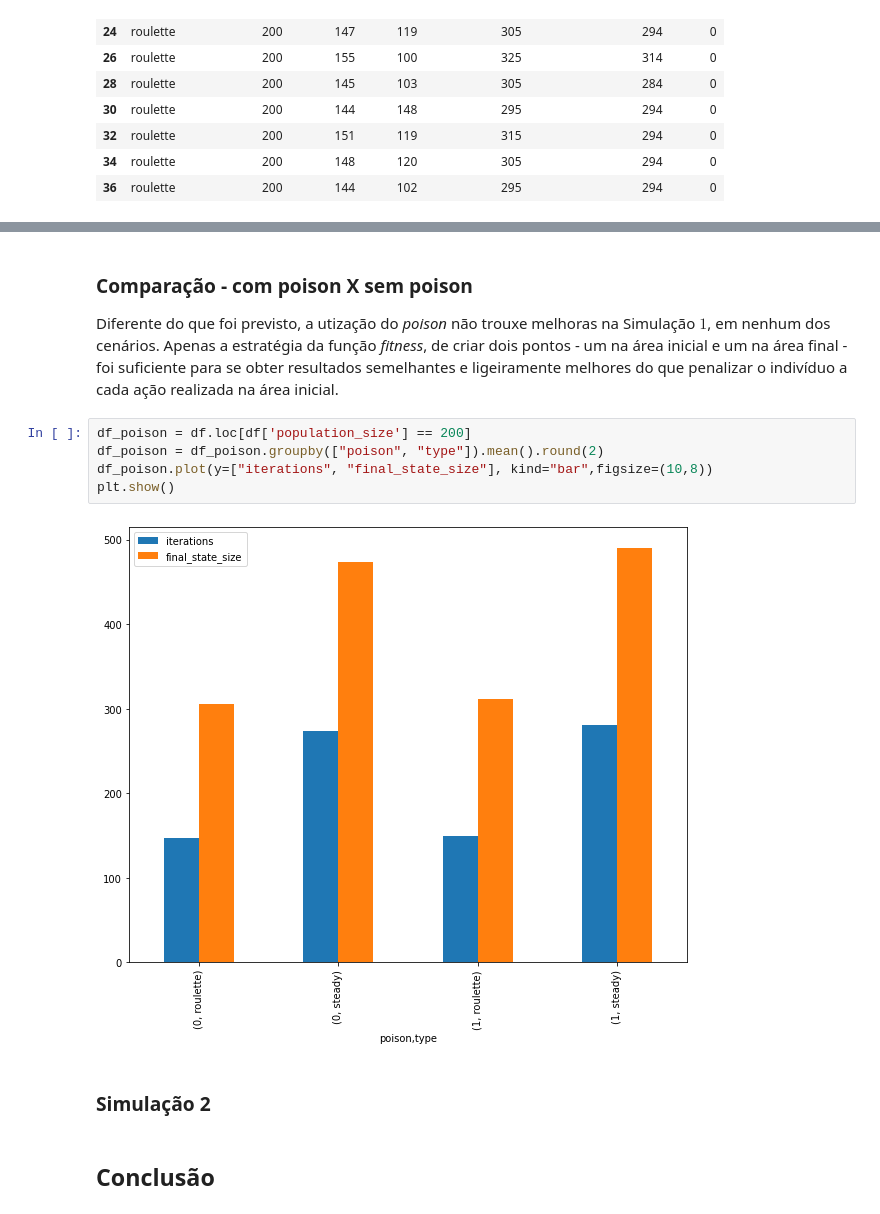
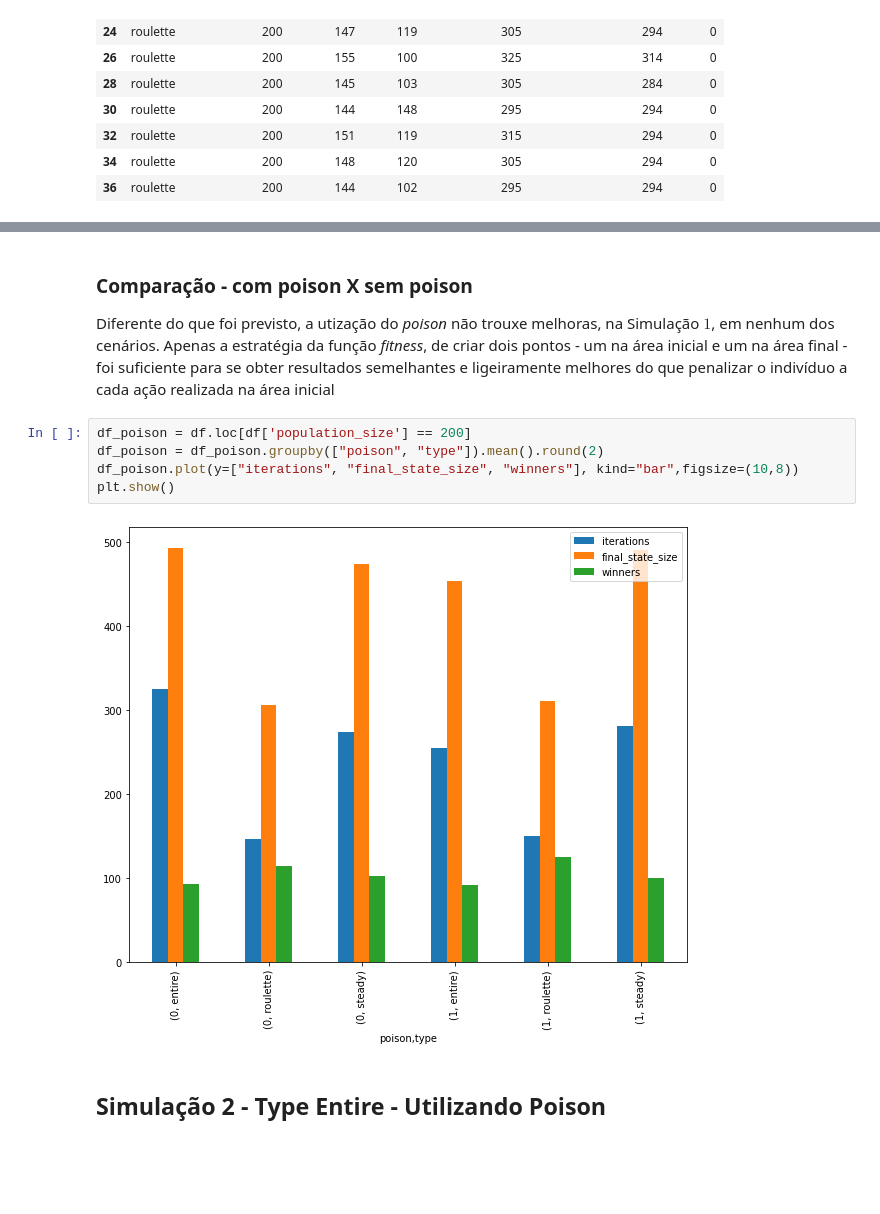
Before and after one commit to carolineap/hardest-pygame-ever, a Jupyter notebook: whg.ipynb, the cells around one changed output, grey strips where cells are left out. Saved outputs shown, nothing was run; the diff lists cells and outputs as text; blank space fills up the shorter version.

Commit message:
added entire's results

```diff
--- a/whg.ipynb
+++ b/whg.ipynb
@@ -260,15 +264,13 @@ Os gráficos abaixo exibem os valores melhores e médios da *fitness* em uma exe
 # %% [markdown]
 ### Comparação - com poison X sem poison
 
-Diferente do que foi previsto, a utização do *poison* não trouxe melhoras na Simulação $1$, em nenhum dos cenários. Apenas a estratégia da função *fitness*, de criar dois pontos - um na área inicial e um na área final - foi suficiente para se obter resultados semelhantes e ligeiramente melhores do que penalizar o indivíduo a cada ação realizada na área inicial.
+Diferente do que foi previsto, a utização do *poison* não trouxe melhoras, na Simulação $1$, em nenhum dos cenários. Apenas a estratégia da função *fitness*, de criar dois pontos - um na área inicial e um na área final - foi suficiente para se obter resultados semelhantes e ligeiramente melhores do que penalizar o indivíduo a cada ação realizada na área inicial
 # %%
 df_poison = df.loc[df['population_size'] == 200]
 df_poison = df_poison.groupby(["poison", "type"]).mean().round(2)
-df_poison.plot(y=["iterations", "final_state_size"], kind="bar",figsize=(10,8))
+df_poison.plot(y=["iterations", "final_state_size", "winners"], kind="bar",figsize=(10,8))
 plt.show()
 # %% [output]
-[figure, old version]
+[figure, new version]
 # %% [markdown]
-### Simulação 2
+## Simulação 2 - Type Entire - Utilizando Poison
-# %% [markdown]
-## Conclusão
```
Also changed, not shown: parts of 26 cells of this notebook, 4 other files.
